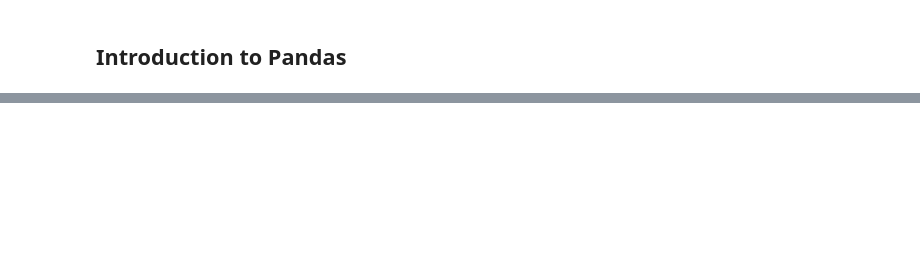
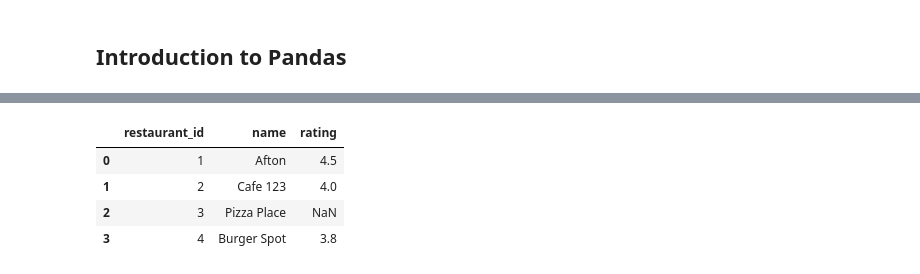
Before and after one commit to MichaelHeege/CAS-API-Presentation, a Jupyter notebook: Intro-To-Python.ipynb, the cells around one changed output, grey strips where cells are left out. Drawn from its saved outputs; the diff is of its cells as text; code cells hidden in the pictures; blank space fills up the shorter version.

```diff
--- a/Intro-To-Python.ipynb
+++ b/Intro-To-Python.ipynb
@@ -521,0 +782,28 @@ print("\nSummary statistics:\n", df.describe())
+# %%
+# Left DataFrame
+df_left = pd.DataFrame({
+    "restaurant_id": [1, 2, 3, 4],
+    "name": ["Afton", "Cafe 123", "Pizza Place", "Burger Spot"]
+})
+
+# Right DataFrame
+df_right = pd.DataFrame({
+    "restaurant_id": [1, 2, 4],
+    "rating": [4.5, 4.0, 3.8]
+})
+
+# Left join on restaurant_id
+df_merged = pd.merge(
+    df_left,
+    df_right,
+    on="restaurant_id",
+    how="left"
+)
+
+df_merged
+# %% [output]
+|  | restaurant_id | name | rating |
+| 0 | 1 | Afton | 4.5 |
+| 1 | 2 | Cafe 123 | 4.0 |
+| 2 | 3 | Pizza Place | NaN |
+| 3 | 4 | Burger Spot | 3.8 |
```
Also changed, not shown: parts of 53 cells of this notebook, 1 other file.
